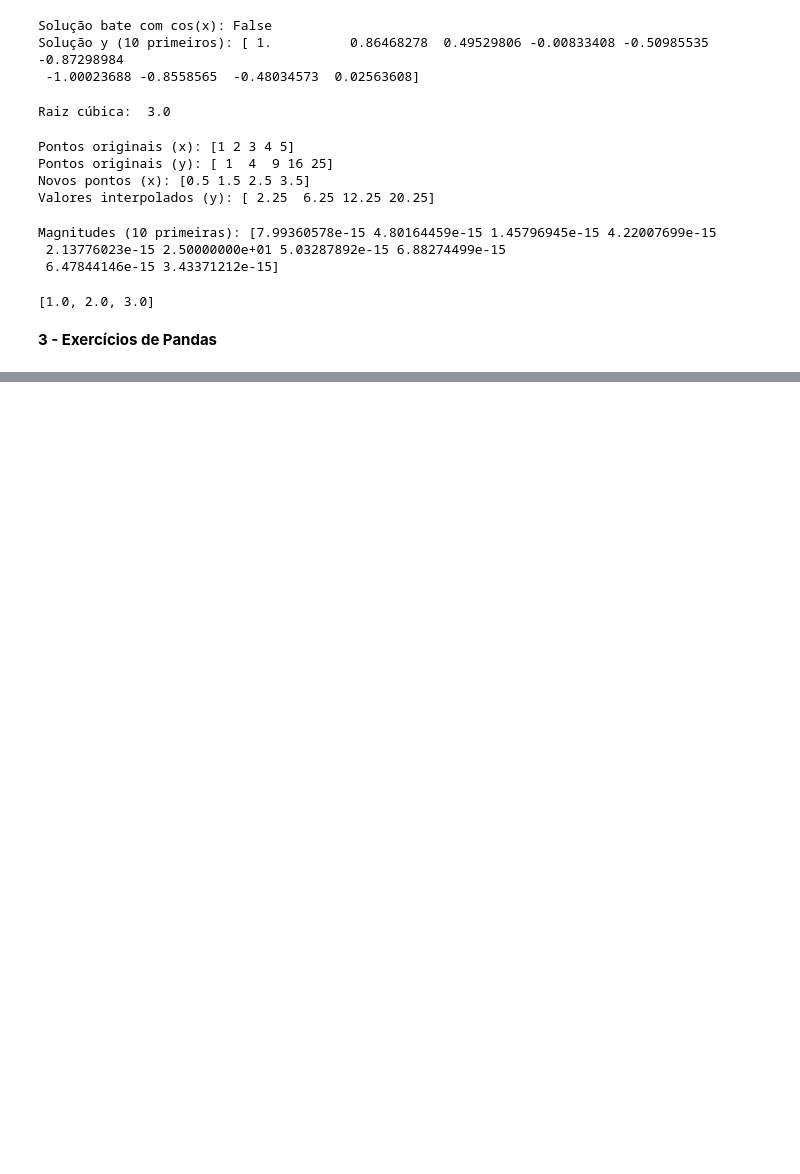
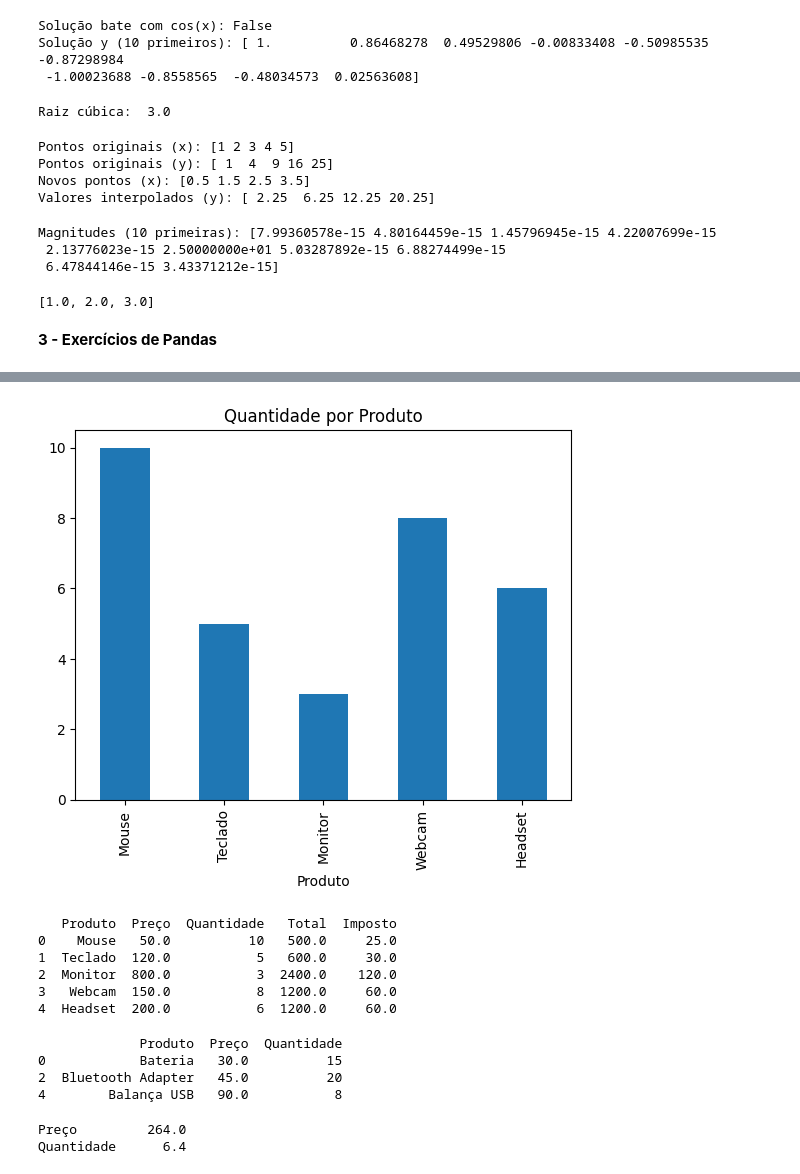
Before and after one commit to gonzagax00/Intelig-ncia-Artificial, a Jupyter notebook: Python_DataScience_[VictorGabrielFigueiraGonzaga][6B][Noturno].ipynb, the cells around one changed output, grey strips where cells are left out. Cells and saved outputs as stored; diff of their text form; code cells hidden in the pictures; blank space fills up the shorter version.

Commit message:
Finalizado os exercícios utilizando Pandas - 60 de 80.

```diff
--- a/Python_DataScience_[VictorGabrielFigueiraGonzaga][6B][Noturno].ipynb
+++ b/Python_DataScience_[VictorGabrielFigueiraGonzaga][6B][Noturno].ipynb
@@ -676,0 +997,75 @@ print(f"[{x:.1f}, {y:.1f}, {z:.1f}]")
+# %%
+# 16. Crie um gráfico de barras a partir de um DataFrame usando a biblioteca Pandas.
+
+import pandas as pd
+
+dados = {
+    'Produto': ['Mouse', 'Teclado', 'Monitor', 'Webcam', 'Headset'],
+    'Quantidade': [10, 5, 3, 8, 6]
+}
+df = pd.DataFrame(dados)
+
+grafico = df.plot(kind='bar', x='Produto', y='Quantidade', legend=False)
+grafico.set_title('Quantidade por Produto')
+grafico.figure.savefig('grafico.png')
+# %% [output]
+[figure, added]
+# %%
+# 17. Adicione uma coluna ao DataFrame que calcule o imposto (5%) sobre o valor da coluna Total.
+
+import pandas as pd
+
+dados = {
+    'Produto': ['Mouse', 'Teclado', 'Monitor', 'Webcam', 'Headset'],
+    'Preço': [50.0, 120.0, 800.0, 150.0, 200.0],
+    'Quantidade': [10, 5, 3, 8, 6]
+}
+df = pd.DataFrame(dados)
+
+df['Total'] = df['Preço'] * df['Quantidade']
+df['Imposto'] = df['Total'] * 0.05
+
+print(df)
+# %% [output]
+   Produto  Preço  Quantidade   Total  Imposto
+0    Mouse   50.0          10   500.0     25.0
+1  Teclado  120.0           5   600.0     30.0
+2  Monitor  800.0           3  2400.0    120.0
+3   Webcam  150.0           8  1200.0     60.0
+4  Headset  200.0           6  1200.0     60.0
+# %%
+# 18. Exiba apenas as linhas de um DataFrame onde o nome do produto começa com a letra ”B”.
+
+import pandas as pd
+
+dados = {
+    'Produto': ['Bateria', 'Mouse', 'Bluetooth Adapter', 'Teclado', 'Balança USB'],
+    'Preço': [30.0, 50.0, 45.0, 120.0, 90.0],
+    'Quantidade': [15, 10, 20, 5, 8]
+}
+df = pd.DataFrame(dados)
+
+df_filtrado = df[df['Produto'].str.startswith('B')]
+print(df_filtrado)
+# %% [output]
+             Produto  Preço  Quantidade
+0            Bateria   30.0          15
+2  Bluetooth Adapter   45.0          20
+4        Balança USB   90.0           8
+# %%
+# 19. Crie um DataFrame a partir de um dicionário de listas e calcule a média de cada coluna numérica.
+
+import pandas as pd
+
+dados = {
+    'Produto': ['Mouse', 'Teclado', 'Monitor', 'Webcam', 'Headset'],
+    'Preço': [50.0, 120.0, 800.0, 150.0, 200.0],
+    'Quantidade': [10, 5, 3, 8, 6]
+}
+df = pd.DataFrame(dados)
+
+media_colunas = df.mean(numeric_only=True)
+print(media_colunas.to_string())
+# %% [output]
+Preço         264.0
+Quantidade      6.4
```
Also changed, not shown: parts of 17 cells of this notebook.
